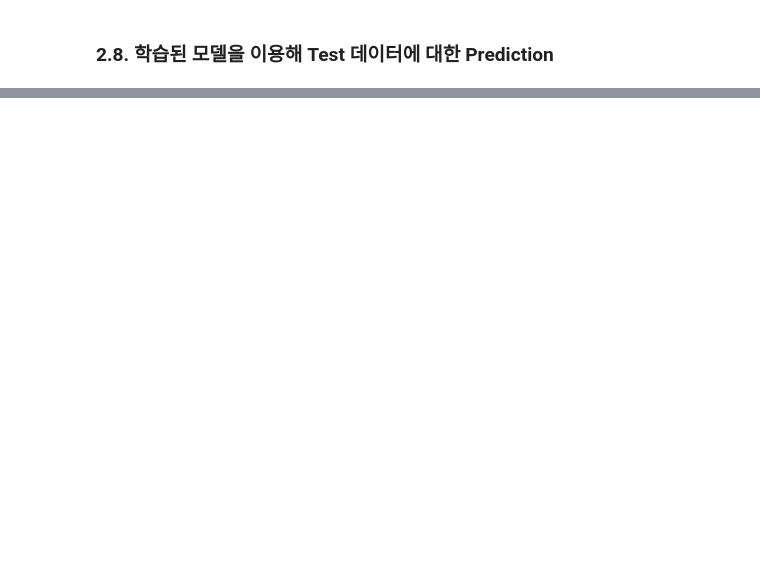
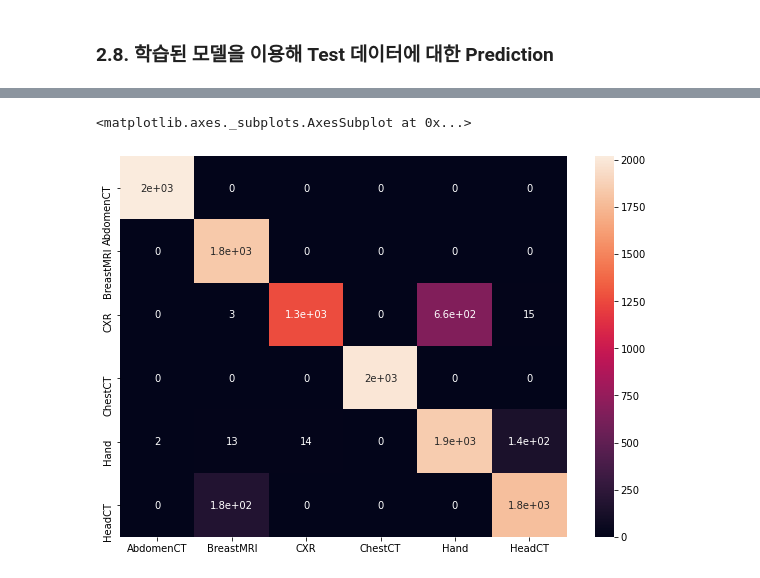
Before and after one commit to Kim-Byung-woo/Deep-Learning_folio.git.io, a Jupyter notebook: script/Medical Image Classification.ipynb, the cells around one changed output, grey strips where cells are left out. Drawn from its saved outputs; the diff is of its cells as text; code cells hidden in the pictures; blank space fills up the shorter version.

```diff
--- a/script/Medical Image Classification.ipynb
+++ b/script/Medical Image Classification.ipynb
@@ -435,0 +672,4 @@ model.evaluate(test_generator, steps=test_generator.samples/test_generator.batch
+# %%
+# For prediction purposes
+y_pred = model.predict(test_generator, steps=test_generator.samples/test_generator.batch_size, verbose=1)
+y_pred1 = np.argmax(y_pred, axis=1)
@@ -435,0 +684,16 @@ model.evaluate(test_generator, steps=test_generator.samples/test_generator.batch
+# %%
+# y_test labeling
+y_test = test_generator.labels
+# %%
+# calculate confusion matrix for the predicted dataset
+cm = confusion_matrix(y_test, y_pred1)
+# %%
+# make a dataframe using cm array
+df_cm = pd.DataFrame(cm, index = [i for i in classNames], columns = [i for i in classNames])
+# %%
+# plot confusion matrix
+plt.figure(figsize = (10, 7))
+sn.heatmap(df_cm, annot=True)
+# %% [output]
+<matplotlib.axes._subplots.AxesSubplot at 0x...>
+[figure, added]
```
Also changed, not shown: parts of 42 cells of this notebook.
